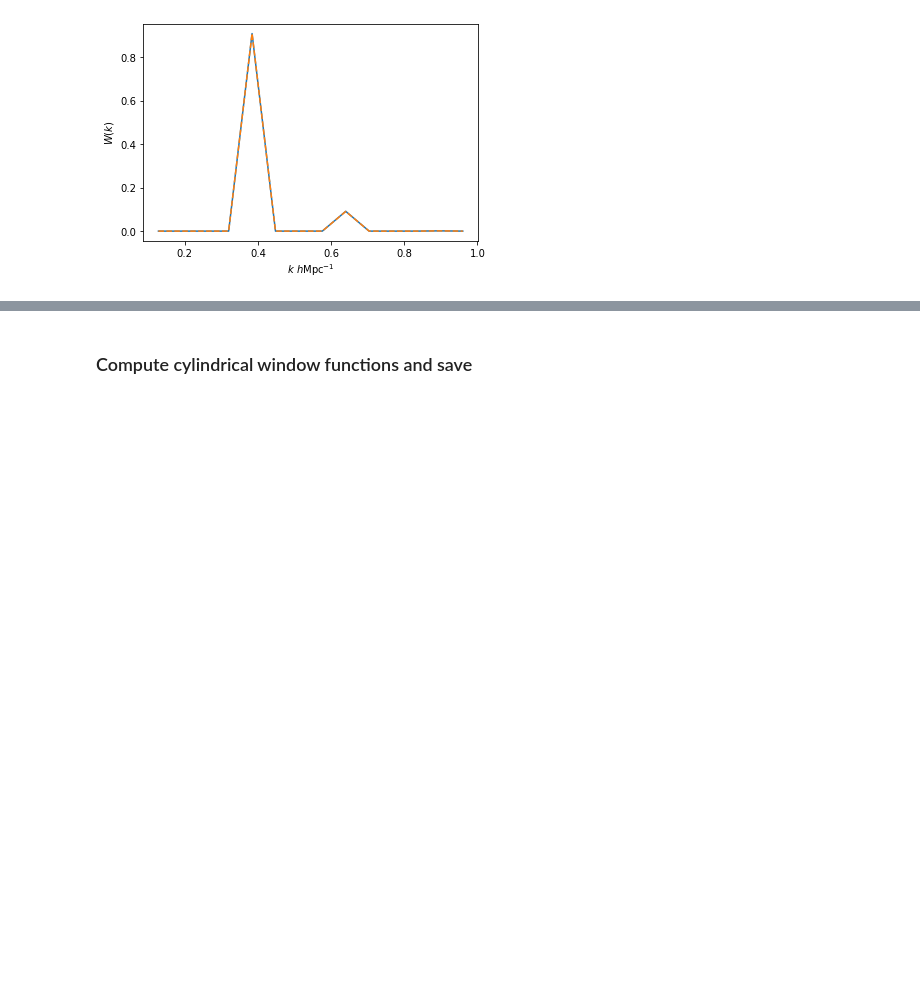
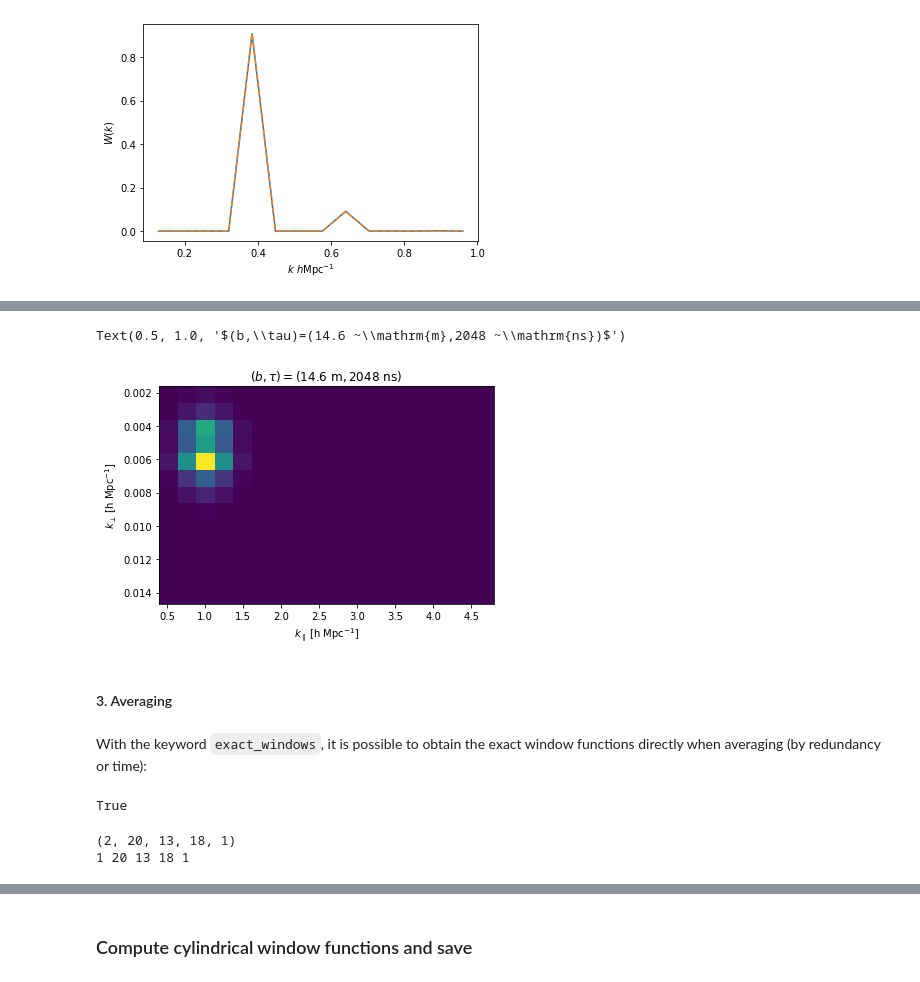
Before and after one commit to HERA-Team/hera_pspec, a Jupyter notebook: examples/UVWindow_tutorial.ipynb, the cells around one changed output, grey strips where cells are left out. Saved outputs shown, nothing was run; the diff lists cells and outputs as text; code cells hidden in the pictures; blank space fills up the shorter version.

```diff
--- a/examples/UVWindow_tutorial.ipynb
+++ b/examples/UVWindow_tutorial.ipynb
@@ -321,0 +412,3 @@ Text(0, 0.5, '$W(k)$')
+# %%
+uvp = ds.pspec(baselines1, baselines2, dsets=(0, 1), pols=[(pol, pol)], spw_ranges=(175,195),
+               taper='blackman-harris',verbose=False)
@@ -321,0 +423,12 @@ Text(0, 0.5, '$W(k)$')
+# %%
+plt.figure()
+plt.imshow(cyl_wf[spw][4, 6,:,:, 0],
+           extent=(kpara_bins[spw].min(),kpara_bins[spw].max(),kperp_bins[spw].max(),kperp_bins[spw].min()),aspect='auto')
+plt.ylabel(r'$k_{\perp}$ [h Mpc$^{-1}$]'); plt.xlabel(r'$k_{\parallel}$ [h Mpc$^{-1}$]')
+plt.title(r'$(b,\tau)=(%.1f ~\mathrm{m},%i ~\mathrm{ns})$'
+          %(uvp.get_red_blpairs()[1][0],abs(uvp.get_dlys(spw)[6])*1e9))
+# %% [output]
+Text(0.5, 1.0, '$(b,\\tau)=(14.6 ~\\mathrm{m},2048 ~\\mathrm{ns})$')
+[figure, added]
+# %% [markdown]
+#### 3. Averaging
@@ -321,0 +438,2 @@ Text(0, 0.5, '$W(k)$')
+# %% [markdown]
+With the keyword `exact_windows`, it is possible to obtain the exact window functions directly when averaging (by redundancy or time):
@@ -321,0 +442,10 @@ Text(0, 0.5, '$W(k)$')
+# %%
+uvp.exact_windows
+# %% [output]
+True
+# %%
+print(uvp.window_function_array[0].shape)
+print(uvp.Ntimes, uvp.Ndlys, uvp.window_function_kperp_bins[0].size, uvp.window_function_kpara_bins[0].size, uvp.Npols)
+# %% [output]
+(2, 20, 13, 18, 1)
+1 20 13 18 1
```
Also changed, not shown: parts of 35 cells of this notebook, 3 other files.
